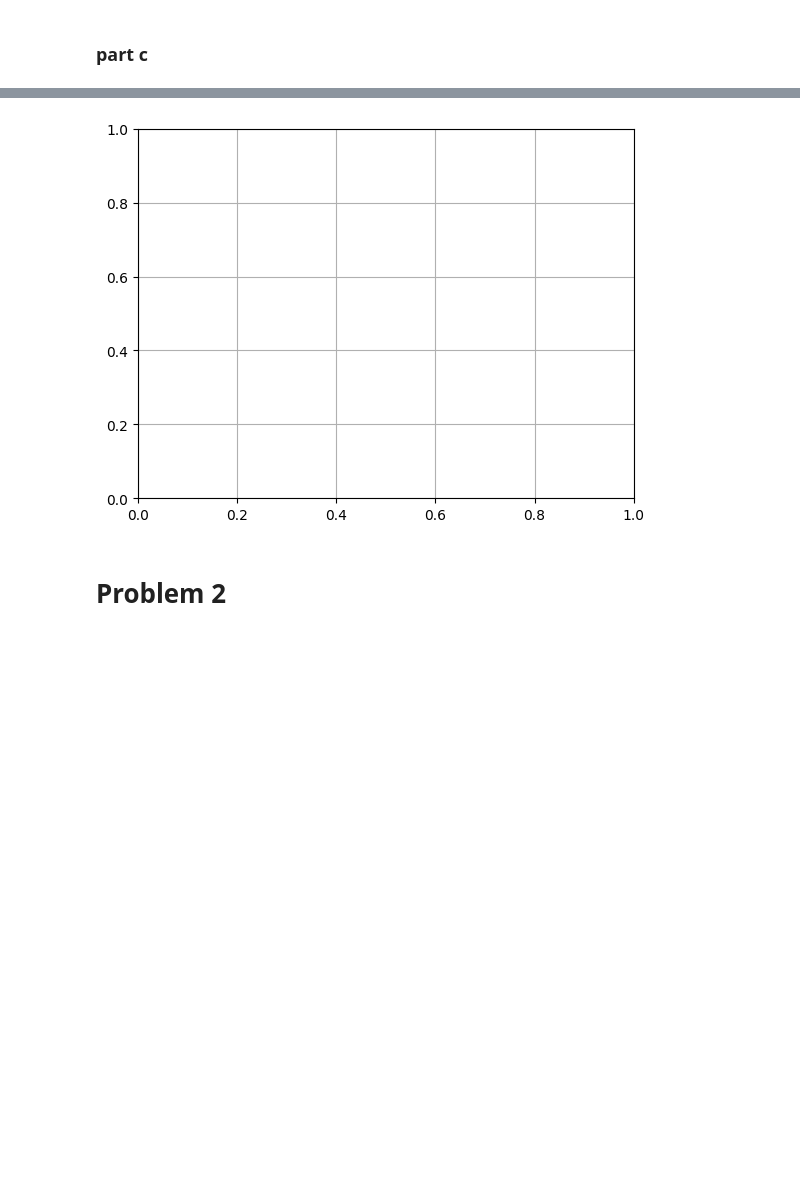
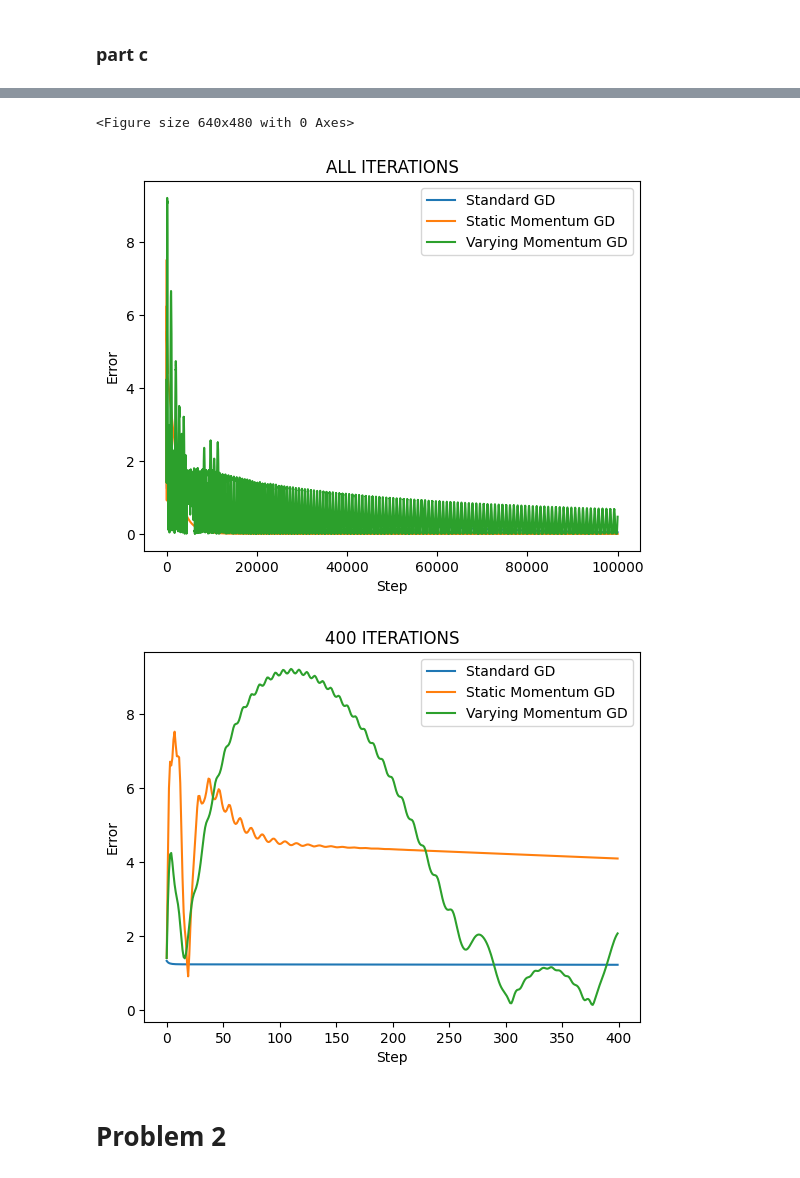
Before and after one commit to y0shK/COMP347HW1, a Jupyter notebook: ML_Assignment_1.ipynb, the cells around one changed output, grey strips where cells are left out. Cells and saved outputs as stored; diff of their text form; code cells hidden in the pictures; blank space fills up the shorter version.

```diff
--- a/ML_Assignment_1.ipynb
+++ b/ML_Assignment_1.ipynb
@@ -226,15 +278,30 @@ def gradient_momentum_f2(fx, learning_momentum, v):
 def gradient_descent(initial_x, learning_rate, num_iterations):
     x = initial_x
 
+    y_actual = np.array([1,1]) # for f1
+
+    errors = []
+    steps = []
+
     for i in range(num_iterations):
         # print("normal, iteration:", i)
         gradient = gradient_f2(x)
         x = x - learning_rate * gradient
-    return x
+
+        y_pred = np.array([x[0], x[1]])
+        errors.append(np.linalg.norm(y_actual - y_pred))
+        steps.append(i)
+
+    return [x, errors, steps]
 
 def gradient_descent_momentum(initial_x, learning_rate, learning_momentum, num_iterations):
     x = initial_x
     v = initial_x
+
+    y_actual = np.array([1,1]) # for f1
+
+    errors = []
+    steps = []
 
     for i in range(num_iterations):
         # print("momentum, iteration:", i)
@@ -246,11 +313,20 @@ def gradient_descent_momentum(initial_x, learning_rate, learning_momentum, num_i
         x = x_next
         # print("iteration " + str(i))
         # pdb.set_trace()
-    return x
+        y_pred = np.array([x[0], x[1]])
+        errors.append(np.linalg.norm(y_actual - y_pred))
+        steps.append(i)
+
+    return [x, errors, steps]
 
 def gradient_descent_varying(initial_x, learning_rate, num_iterations):
     x = initial_x
     v = initial_x
+
+    y_actual = np.array([1,1]) # for f1
+
+    errors = []
+    steps = []
 
     for i in range(num_iterations):
         # print("varying, iteration:", i)
@@ -262,30 +338,58 @@ def gradient_descent_varying(initial_x, learning_rate, num_iterations):
         x = x_next
         # print("iteration " + str(i))
         # pdb.set_trace()
-    return x
+
+        y_pred = np.array([x[0], x[1]])
+        errors.append(np.linalg.norm(y_actual - y_pred))
+        steps.append(i)
+
+    return [x, errors, steps]
 
 # Set the initial point and learning rate
 initial_point = np.array([2.0, 2.0])
 learning_rate = 0.0001
 learning_momentum = 0.9
-num_iterations = 10000
+num_iterations = 100000
+
+# Set up plots
+fig1 = plt.figure()
+figure1, axes1 = plt.subplots()
+figure2, axes2 = plt.subplots()
 
 # Run gradient descent
-standard_optimized_point = gradient_descent(initial_point, learning_rate, num_iterations)
+point, errors, steps = gradient_descent(initial_point, learning_rate, num_iterations)
+standard_optimized_point = point
 print("Optimized point (standard):", standard_optimized_point)
 print("Optimized function value (standard):", f2(standard_optimized_point))
+axes1.plot(steps, errors, label="Standard GD")
+axes2.plot(steps[0:400], errors[0:400], label="Standard GD")
 
-momentum_optimized_point = gradient_descent_momentum(initial_point, learning_rate, learning_momentum, num_iterations)
+point, errors, steps = gradient_descent_momentum(initial_point, learning_rate, learning_momentum, num_iterations)
+momentum_optimized_point = point
 print("Optimized point (momentum):", momentum_optimized_point)
 print("Optimized function value (momentum):", f2(momentum_optimized_point))
+axes1.plot(steps, errors, label="Static Momentum GD")
+axes2.plot(steps[0:400], errors[0:400], label="Static Momentum GD")
 
-varying_optimized_point = gradient_descent_varying(initial_point, learning_rate, num_iterations)
+point, errors, steps = gradient_descent_varying(initial_point, learning_rate, num_iterations)
+varying_optimized_point = point
 print("Optimized point (varying):", varying_optimized_point)
 print("Optimized function value (varying):", f2(varying_optimized_point))
+axes1.plot(steps, errors, label="Varying Momentum GD")
+axes2.plot(steps[0:400], errors[0:400], label="Varying Momentum GD")
 
 # plotting
-# figure, ax = plt.subplots()
-# plt.grid(True)
-# ax.plot(standard_optimized_point)
-# plt.show()
+axes1.set_xlabel("Step")
+axes1.set_ylabel("Error")
+axes1.legend()
+axes1.set_title("ALL ITERATIONS")
+axes2.set_xlabel("Step")
+axes2.set_ylabel("Error")
+axes2.legend()
+axes2.set_title("400 ITERATIONS")
+figure1.show()
+
+## PLOT SECOND GRAPH ZOOOOMED IN
+# fig2.xlim(0,100)
+figure2.show()
 # %% [output]
@@ -298,4 +402,6 @@ Optimized function value (varying): 0.7858757263831859
+<Figure size 640x480 with 0 Axes>
-[figure, old version]
+[figure, new version]
+[figure, added]
 # %% [markdown]
 # Problem 2
 # %%
```
Also changed, not shown: parts of 3 cells of this notebook, 1 other file.
